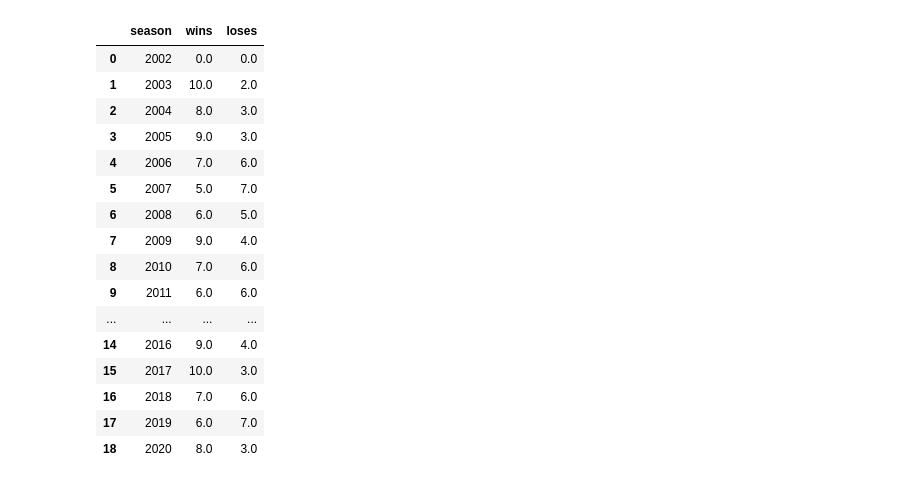
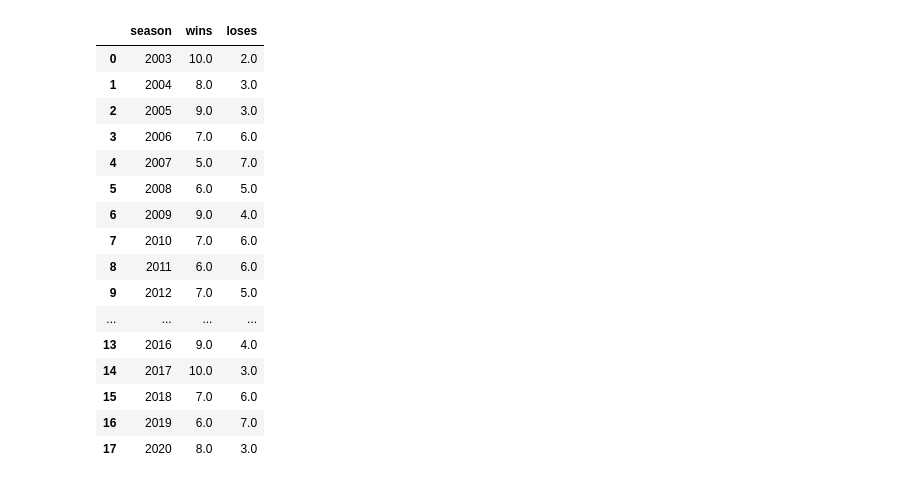
Before and after one commit to Gebias/CFB_data_analysis, a Jupyter notebook: CFB_analysis.ipynb, the cells around one changed output. Drawn from its saved outputs; the diff is of its cells as text; code cells hidden in the pictures.

```diff
--- a/CFB_analysis.ipynb
+++ b/CFB_analysis.ipynb
@@ -50,31 +51,35 @@ ORDER BY start_date
 # %%
+-- Lets look at record by season
 SELECT
 	season,
 	sum(CASE WHEN home_team = 'Miami' AND home_points::integer > away_points::integer THEN 1
 	   WHEN away_team = 'Miami' AND away_points::integer > home_points::integer THEN 1
 	   ELSE 0 end) as wins,
 	sum(CASE WHEN home_team = 'Miami' AND home_points::integer < away_points::integer THEN 1
 	   WHEN away_team = 'Miami' AND away_points::integer < home_points::integer THEN 1
 	   ELSE 0 end) as loses
 FROM 'cfb_games_in_data_repo.csv'
+WHERE season <> 2002
 GROUP BY season
 ORDER BY season
+
+-- Miami has not had consitent great seasons in the past 20 years.
 # %% [output]
 |  | season | wins | loses |
-| 0 | 2002 | 0.0 | 0.0 |
-| 1 | 2003 | 10.0 | 2.0 |
-| 2 | 2004 | 8.0 | 3.0 |
-| 3 | 2005 | 9.0 | 3.0 |
-| 4 | 2006 | 7.0 | 6.0 |
-| 5 | 2007 | 5.0 | 7.0 |
-| 6 | 2008 | 6.0 | 5.0 |
-| 7 | 2009 | 9.0 | 4.0 |
-| 8 | 2010 | 7.0 | 6.0 |
-| 9 | 2011 | 6.0 | 6.0 |
+| 0 | 2003 | 10.0 | 2.0 |
+| 1 | 2004 | 8.0 | 3.0 |
+| 2 | 2005 | 9.0 | 3.0 |
+| 3 | 2006 | 7.0 | 6.0 |
+| 4 | 2007 | 5.0 | 7.0 |
+| 5 | 2008 | 6.0 | 5.0 |
+| 6 | 2009 | 9.0 | 4.0 |
+| 7 | 2010 | 7.0 | 6.0 |
+| 8 | 2011 | 6.0 | 6.0 |
+| 9 | 2012 | 7.0 | 5.0 |
 | ... | ... | ... | ... |
-| 14 | 2016 | 9.0 | 4.0 |
-| 15 | 2017 | 10.0 | 3.0 |
-| 16 | 2018 | 7.0 | 6.0 |
-| 17 | 2019 | 6.0 | 7.0 |
-| 18 | 2020 | 8.0 | 3.0 |
+| 13 | 2016 | 9.0 | 4.0 |
+| 14 | 2017 | 10.0 | 3.0 |
+| 15 | 2018 | 7.0 | 6.0 |
+| 16 | 2019 | 6.0 | 7.0 |
+| 17 | 2020 | 8.0 | 3.0 |
 # %%
```
Also changed, not shown: parts of 4 cells of this notebook.
